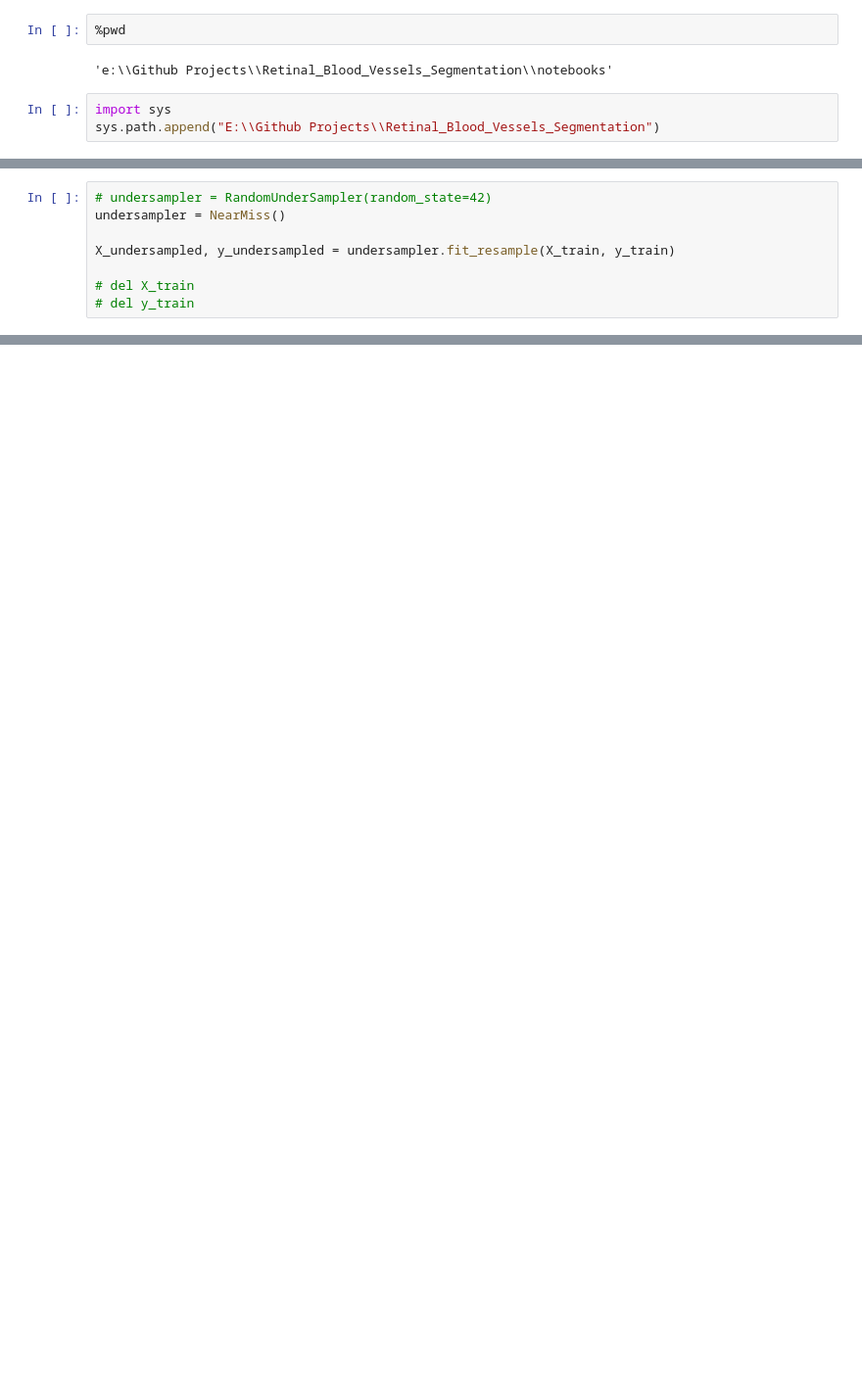
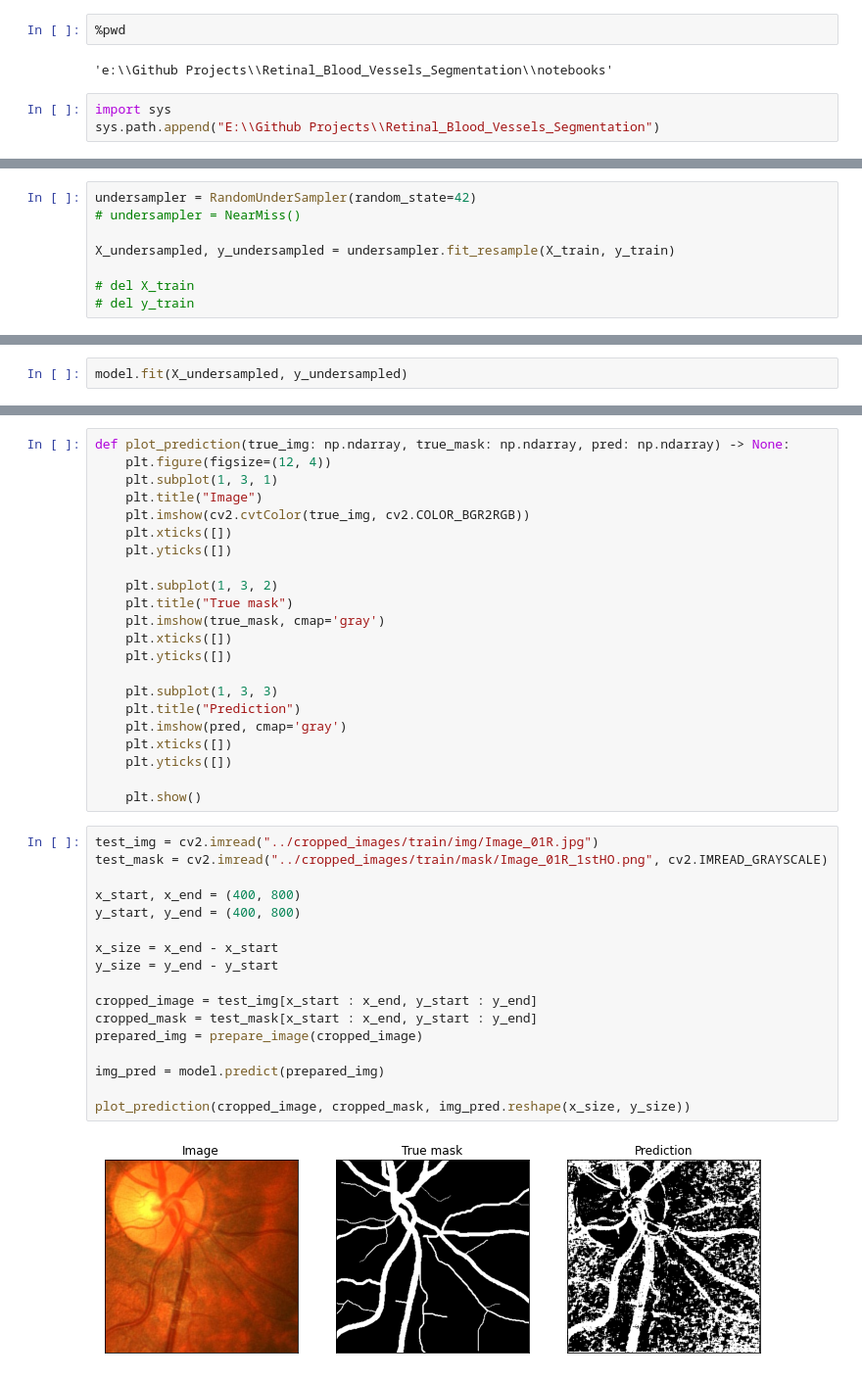
Before and after one commit to D3nz13/Retinal_Blood_Vessels_Segmentation, a Jupyter notebook: notebooks/classic_ml_train.ipynb, the cells around one changed output, grey strips where cells are left out. Shown at 98% size. Saved outputs shown, nothing was run; the diff lists cells and outputs as text; blank space fills up the shorter version.

```diff
--- a/notebooks/classic_ml_train.ipynb
+++ b/notebooks/classic_ml_train.ipynb
@@ -66,6 +75,6 @@ X_train.shape, y_train.shape, np.unique(y_train, return_counts=True)
 # %%
-# undersampler = RandomUnderSampler(random_state=42)
-undersampler = NearMiss()
+undersampler = RandomUnderSampler(random_state=42)
+# undersampler = NearMiss()
 
 X_undersampled, y_undersampled = undersampler.fit_resample(X_train, y_train)
 
@@ -128,0 +124,2 @@ KeyboardInterrupt:
+# %%
+model.fit(X_undersampled, y_undersampled)
@@ -128,0 +141,41 @@ KeyboardInterrupt:
+# %%
+def plot_prediction(true_img: np.ndarray, true_mask: np.ndarray, pred: np.ndarray) -> None:
+    plt.figure(figsize=(12, 4))
+    plt.subplot(1, 3, 1)
+    plt.title("Image")
+    plt.imshow(cv2.cvtColor(true_img, cv2.COLOR_BGR2RGB))
+    plt.xticks([])
+    plt.yticks([])
+
+    plt.subplot(1, 3, 2)
+    plt.title("True mask")
+    plt.imshow(true_mask, cmap='gray')
+    plt.xticks([])
+    plt.yticks([])
+
+    plt.subplot(1, 3, 3)
+    plt.title("Prediction")
+    plt.imshow(pred, cmap='gray')
+    plt.xticks([])
+    plt.yticks([])
+
+    plt.show()
+# %%
+test_img = cv2.imread("../cropped_images/train/img/Image_01R.jpg")
+test_mask = cv2.imread("../cropped_images/train/mask/Image_01R_1stHO.png", cv2.IMREAD_GRAYSCALE)
+
+x_start, x_end = (400, 800)
+y_start, y_end = (400, 800)
+
+x_size = x_end - x_start
+y_size = y_end - y_start
+
+cropped_image = test_img[x_start : x_end, y_start : y_end]
+cropped_mask = test_mask[x_start : x_end, y_start : y_end]
+prepared_img = prepare_image(cropped_image)
+
+img_pred = model.predict(prepared_img)
+
+plot_prediction(cropped_image, cropped_mask, img_pred.reshape(x_size, y_size))
+# %% [output]
+[figure, added]
```
Also changed, not shown: parts of 10 cells of this notebook, 1 other file.
